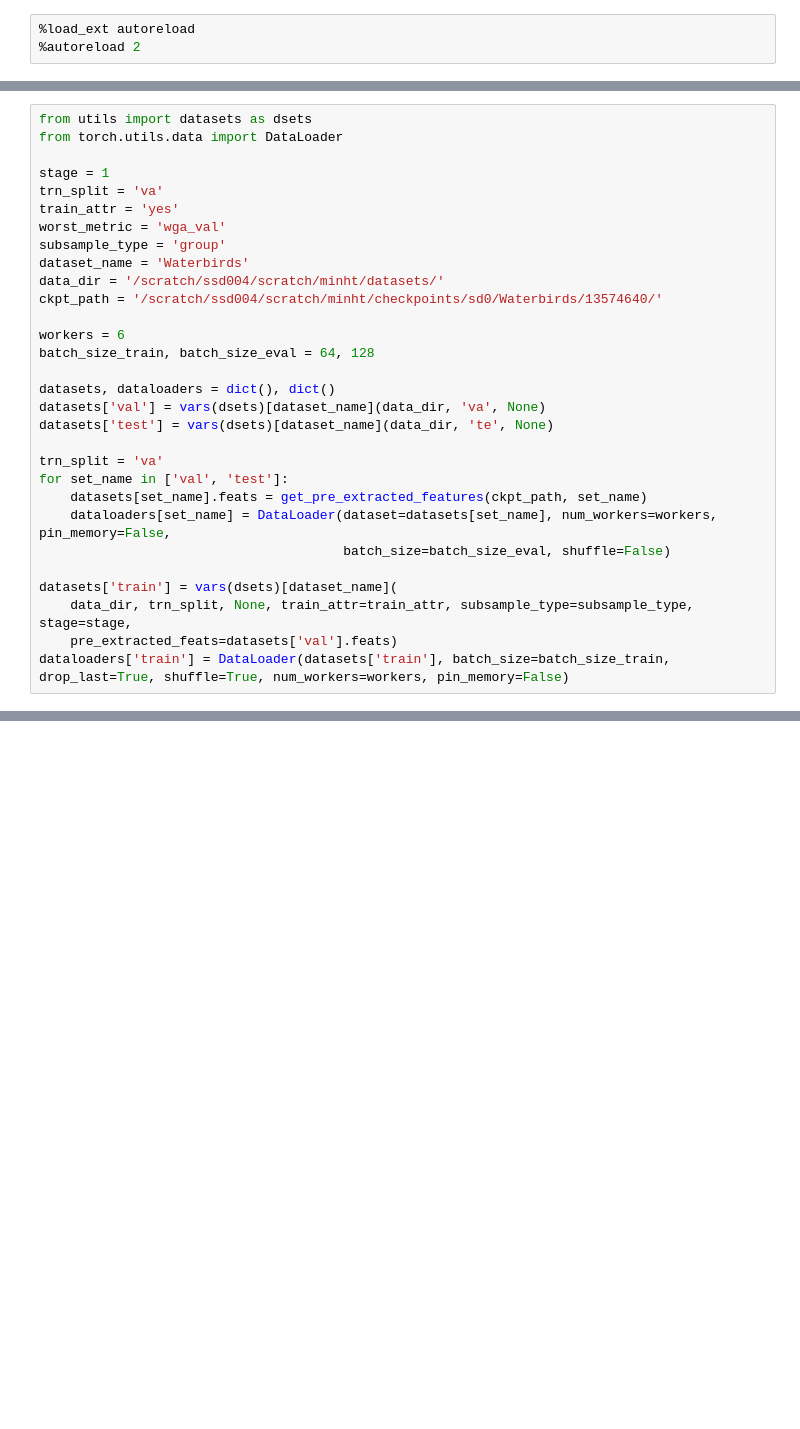
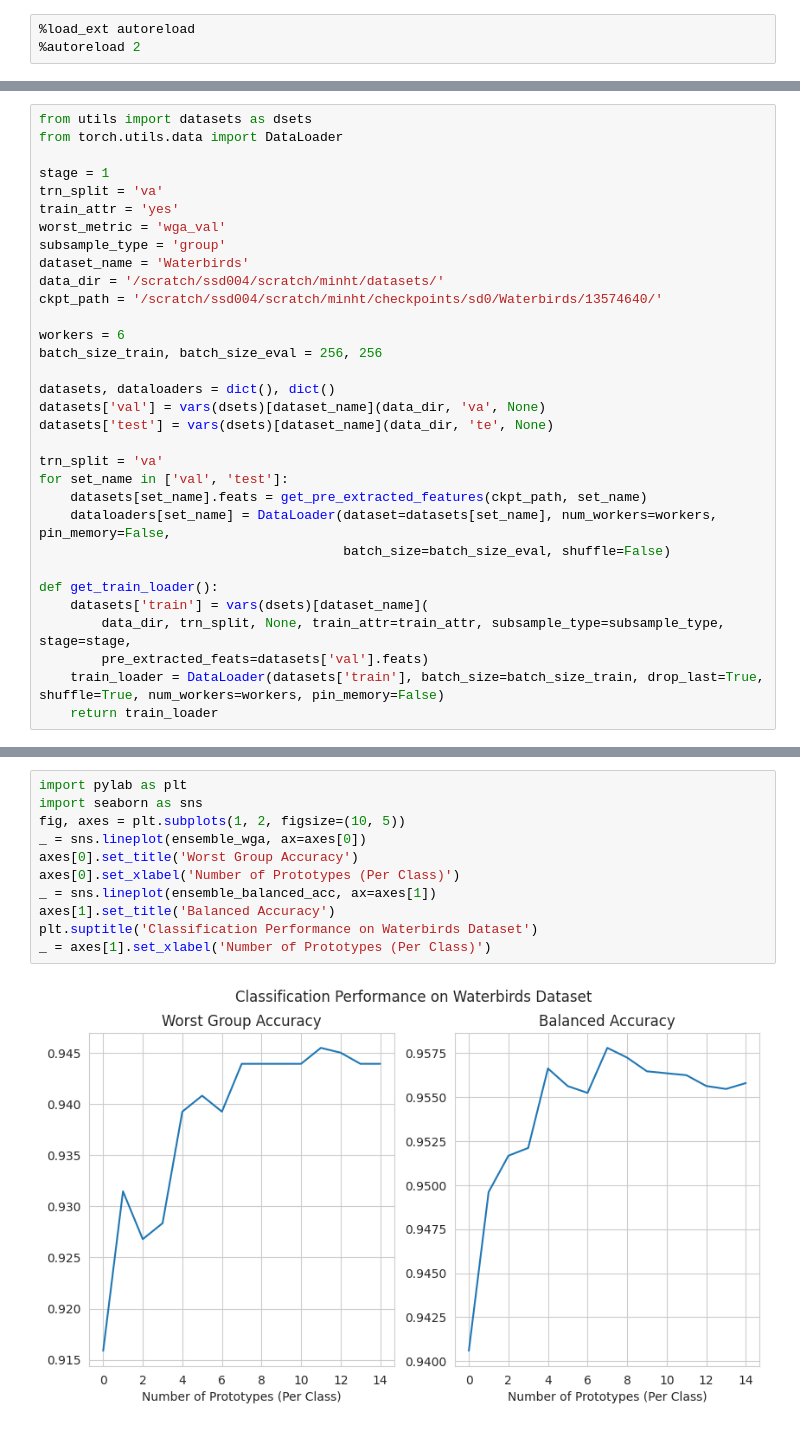
Before and after one commit to minhto2802/DPE, a Jupyter notebook: notebooks/01_waterbirds_with_attribute_annotation.ipynb, the cells around one changed output, grey strips where cells are left out. Cells and saved outputs as stored; diff of their text form; blank space fills up the shorter version.

```diff
--- a/notebooks/01_waterbirds_with_attribute_annotation.ipynb
+++ b/notebooks/01_waterbirds_with_attribute_annotation.ipynb
@@ -49,7 +54,7 @@ data_dir = '/scratch/ssd004/scratch/minht/datasets/'
 ckpt_path = '/scratch/ssd004/scratch/minht/checkpoints/sd0/Waterbirds/13574640/'
 
 workers = 6
-batch_size_train, batch_size_eval = 64, 128
+batch_size_train, batch_size_eval = 256, 256
 
 datasets, dataloaders = dict(), dict()
 datasets['val'] = vars(dsets)[dataset_name](data_dir, 'va', None)
@@ -61,9 +66,11 @@ for set_name in ['val', 'test']:
     dataloaders[set_name] = DataLoader(dataset=datasets[set_name], num_workers=workers, pin_memory=False,
                                        batch_size=batch_size_eval, shuffle=False)
 
-datasets['train'] = vars(dsets)[dataset_name](
-    data_dir, trn_split, None, train_attr=train_attr, subsample_type=subsample_type, stage=stage,
-    pre_extracted_feats=datasets['val'].feats)
-dataloaders['train'] = DataLoader(datasets['train'], batch_size=batch_size_train, drop_last=True, shuffle=True, num_workers=workers, pin_memory=False)
+def get_train_loader():
+    datasets['train'] = vars(dsets)[dataset_name](
+        data_dir, trn_split, None, train_attr=train_attr, subsample_type=subsample_type, stage=stage,
+        pre_extracted_feats=datasets['val'].feats)
+    train_loader = DataLoader(datasets['train'], batch_size=batch_size_train, drop_last=True, shuffle=True, num_workers=workers, pin_memory=False)
+    return train_loader
 # %%
 from tqdm import tqdm
@@ -130,0 +250,13 @@ for epoch in range(epochs):
+# %%
+import pylab as plt
+import seaborn as sns
+fig, axes = plt.subplots(1, 2, figsize=(10, 5))
+_ = sns.lineplot(ensemble_wga, ax=axes[0])
+axes[0].set_title('Worst Group Accuracy')
+axes[0].set_xlabel('Number of Prototypes (Per Class)')
+_ = sns.lineplot(ensemble_balanced_acc, ax=axes[1])
+axes[1].set_title('Balanced Accuracy')
+plt.suptitle('Classification Performance on Waterbirds Dataset')
+_ = axes[1].set_xlabel('Number of Prototypes (Per Class)')
+# %% [output]
+[figure, added]
```
Also changed, not shown: parts of 3 cells of this notebook, 4 other files.
